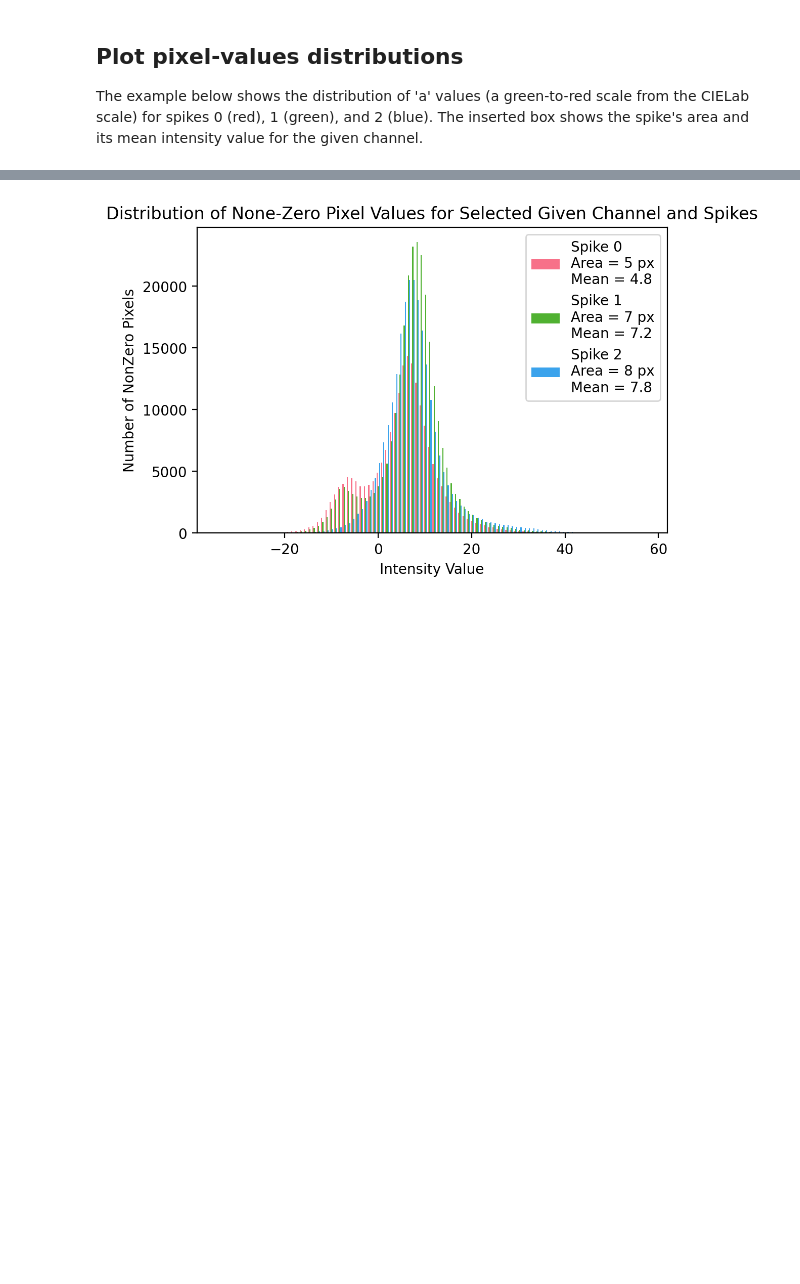
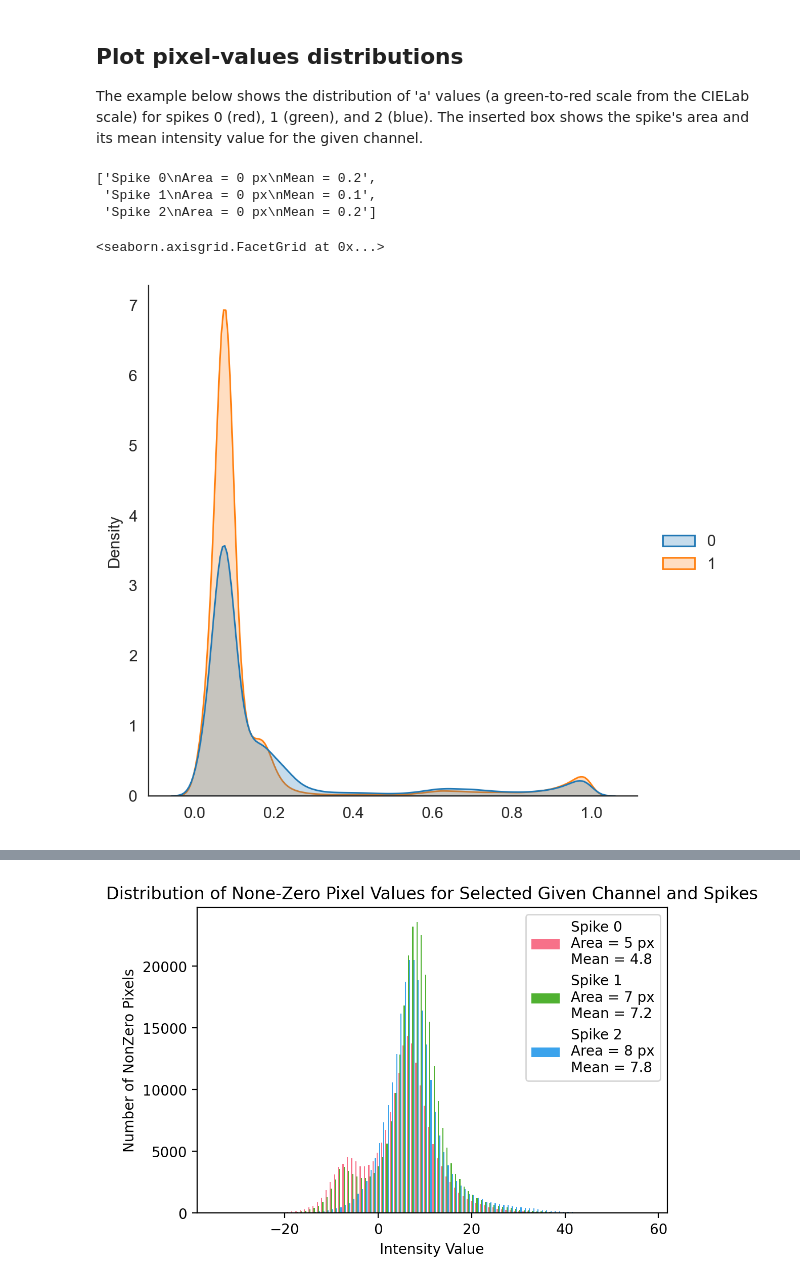
Before and after one commit to joanmanbar/SpykProps, a Jupyter notebook: Overview.ipynb, the cells around one changed output, grey strips where cells are left out. Cells and saved outputs as stored; diff of their text form; code cells hidden in the pictures; blank space fills up the shorter version.

```diff
--- a/Overview.ipynb
+++ b/Overview.ipynb
@@ -148,3 +151,35 @@ SF.EnumerateSpkCV(bw0, rgb0, TextSize=None, Plot=True, PlotOut=False, BaseZero=T
 # %% [markdown]
 ## Plot pixel-values distributions
 The example below shows the distribution of 'a' values (a green-to-red scale from the CIELab scale) for spikes 0 (red), 1 (green), and 2 (blue). The inserted box shows the spike's area and its mean intensity value for the given channel.
+# %%
+bw = bw0; ColorSpace = hsv0; channel =0; spikes=[1,2]; nbins = 100
+
+labeled_spks, num_spikes = label(bw, return_num = True)
+
+Props = regionprops(labeled_spks, intensity_image=ColorSpace[:,:,channel])
+Areas = [rp.area for rp in Props]
+Labels = [rp.label for rp in Props] #Delete 1 because label in image is +1 greater than ACTUAL label
+Spikes_Data = []
+Names = []
+Colors = sns.color_palette("husl", len(spikes))
+Colors2 = [list(i) for i in Colors] # list of lists
+
+for indexed in range(len(Labels)):
+    spk_data = Props[indexed].intensity_image
+    spk_data = spk_data.ravel()
+    NonZero = spk_data[spk_data != 0]
+
+    Spikes_Data.append(NonZero)
+    Names.append("Spike " + str(indexed) + "\n"
+                 + "Area = "  + str(round(np.mean(NonZero))) + " px"
+                 + "\n" + "Mean = "  + str(round(np.mean(NonZero), 1)))
+# %%
+Names
+sns.set_style("white")
+sns.displot(Spikes_Data, kind="kde",fill=True)
+# %% [output]
+['Spike 0\nArea = 0 px\nMean = 0.2',
+ 'Spike 1\nArea = 0 px\nMean = 0.1',
+ 'Spike 2\nArea = 0 px\nMean = 0.2']
+<seaborn.axisgrid.FacetGrid at 0x...>
+[figure, added]
```
Also changed, not shown: parts of 21 cells of this notebook, 5 other files.
